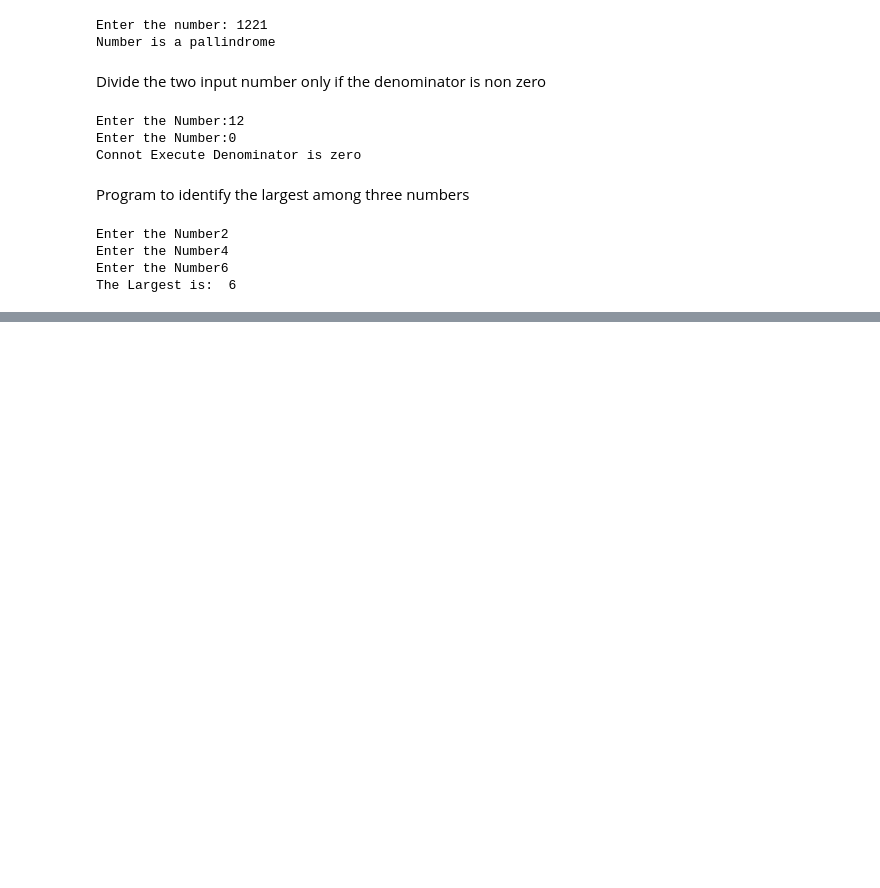
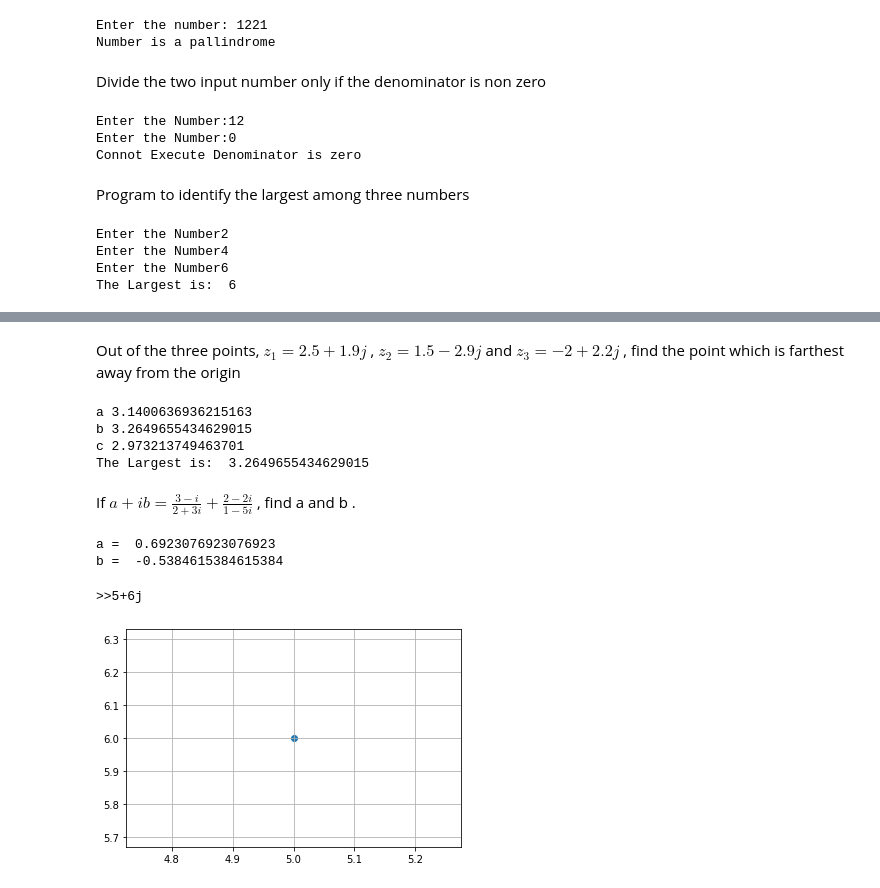
Before and after one commit to ronxldwilson/Python-Notes, a Jupyter notebook: Complex_Analysis.ipynb, the cells around one changed output, grey strips where cells are left out. Cells and saved outputs as stored; diff of their text form; code cells hidden in the pictures; blank space fills up the shorter version.

```diff
--- a/Complex_Analysis.ipynb
+++ b/Complex_Analysis.ipynb
@@ -97,0 +361,2 @@ The Largest is:  6
+# %% [markdown]
+Out of the three points,  $z_1=2.5+1.9j$ ,  $z_2=1.5−2.9j$  and  $z_3=−2+2.2j$ , find the point which is farthest away from the origin
@@ -97,0 +366,41 @@ The Largest is:  6
+# %%
+z1 = 2.5 + 1.9j
+z2 = 1.5 - 2.9j
+z3 = -2 + 2.2j
+a = Mag(z1).real
+b = Mag(z2).real
+c = Mag(z3).real
+print("a",a)
+print("b",b)
+print("c",c)
+largest = a
+if(b>largest):
+  largest = b
+if(c>largest):
+  largest = c
+print("The Largest is: ", largest)
+# %% [output]
+a 3.1400636936215163
+b 3.2649655434629015
+c 2.973213749463701
+The Largest is:  3.2649655434629015
+# %% [markdown]
+If  $a+ib=\frac{3−i}{2+3i}+\frac{2−2i}{1−5i}$  , find  a  and  b .
+# %%
+x = complex(3,-1)/complex(2,3)
+y = complex(2,-2)/complex(1,-5)
+z = x + y
+print("a = ",z.real)
+print("b = ",z.imag)
+# %% [output]
+a =  0.6923076923076923
+b =  -0.5384615384615384
+# %%
+import matplotlib.pyplot as plt
+z = complex(input(">>"))
+plt.scatter(z.real,z.imag)
+plt.grid()
+plt.show()
+# %% [output]
+>>5+6j
+[figure, added]
```
Also changed, not shown: parts of 61 cells of this notebook.
